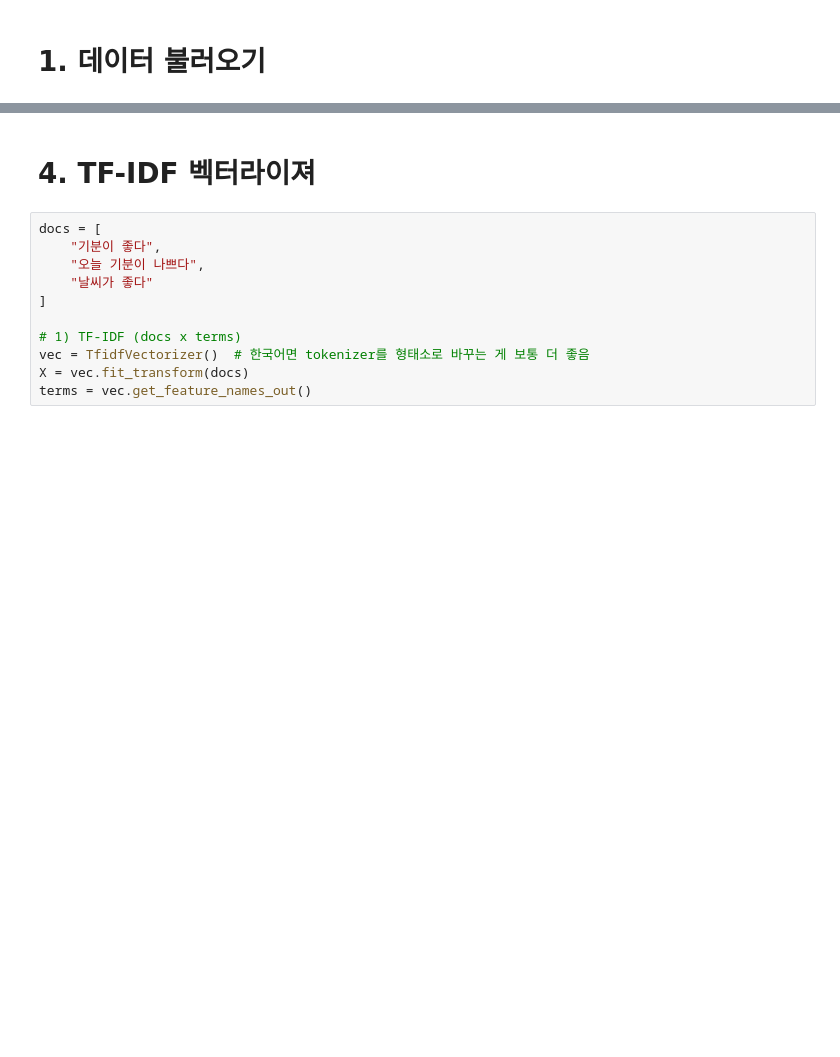
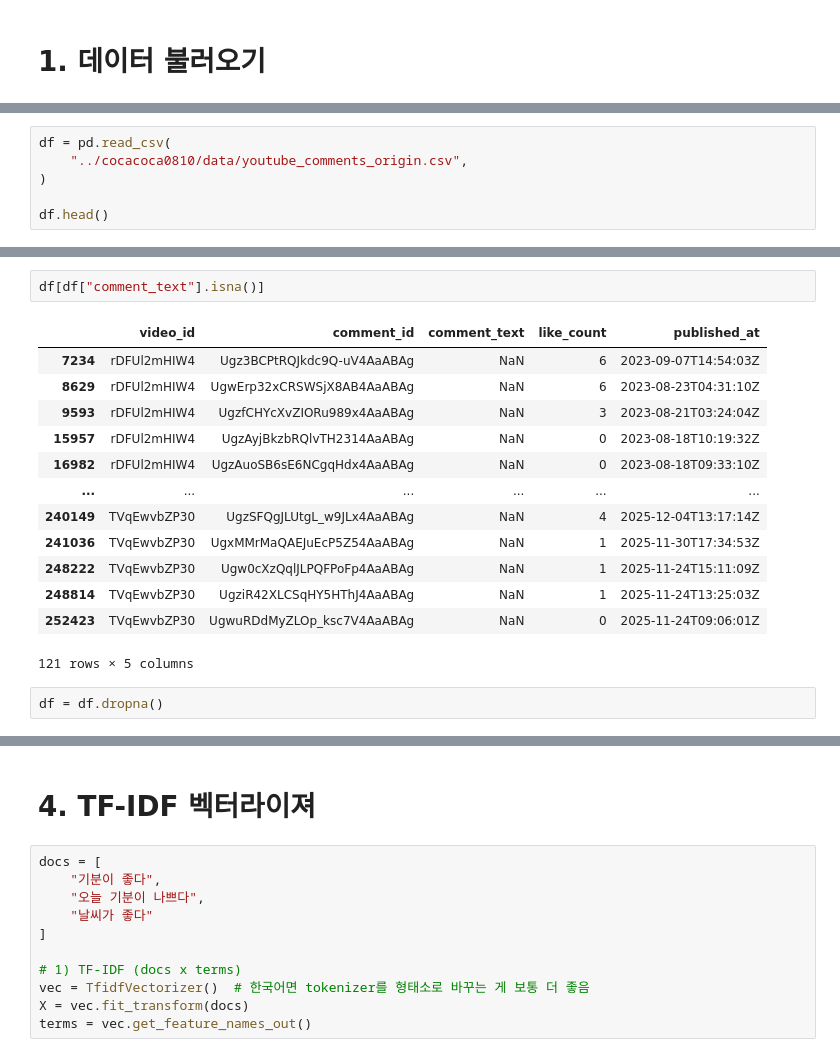
Before and after one commit to PotenUP3-DA-Team4/DA_AI_Jobs, a Jupyter notebook: hanvv3/pj1_grp4-Virtual_vs_Real.ipynb, the cells around one changed output, grey strips where cells are left out. Saved outputs shown, nothing was run; the diff lists cells and outputs as text; blank space fills up the shorter version.

```diff
--- a/hanvv3/pj1_grp4-Virtual_vs_Real.ipynb
+++ b/hanvv3/pj1_grp4-Virtual_vs_Real.ipynb
@@ -80,0 +25,6 @@ df = pd.read_csv(
+# %%
+df = pd.read_csv(
+    "../cocacoca0810/data/youtube_comments_origin.csv",
+)
+
+df.head()
@@ -80,0 +53,18 @@ df = pd.read_csv(
+# %%
+df[df["comment_text"].isna()]
+# %% [output]
+|  | video_id | comment_id | comment_text | like_count | published_at |
+| 7234 | rDFUl2mHIW4 | Ugz3BCPtRQJkdc9Q-uV4AaABAg | NaN | 6 | 2023-09-07T14:54:03Z |
+| 8629 | rDFUl2mHIW4 | UgwErp32xCRSWSjX8AB4AaABAg | NaN | 6 | 2023-08-23T04:31:10Z |
+| 9593 | rDFUl2mHIW4 | UgzfCHYcXvZIORu989x4AaABAg | NaN | 3 | 2023-08-21T03:24:04Z |
+| 15957 | rDFUl2mHIW4 | UgzAyjBkzbRQlvTH2314AaABAg | NaN | 0 | 2023-08-18T10:19:32Z |
+| 16982 | rDFUl2mHIW4 | UgzAuoSB6sE6NCgqHdx4AaABAg | NaN | 0 | 2023-08-18T09:33:10Z |
+| ... | ... | ... | ... | ... | ... |
+| 240149 | TVqEwvbZP30 | UgzSFQgJLUtgL_w9JLx4AaABAg | NaN | 4 | 2025-12-04T13:17:14Z |
+| 241036 | TVqEwvbZP30 | UgxMMrMaQAEJuEcP5Z54AaABAg | NaN | 1 | 2025-11-30T17:34:53Z |
+| 248222 | TVqEwvbZP30 | Ugw0cXzQqlJLPQFPoFp4AaABAg | NaN | 1 | 2025-11-24T15:11:09Z |
+| 248814 | TVqEwvbZP30 | UgziR42XLCSqHY5HThJ4AaABAg | NaN | 1 | 2025-11-24T13:25:03Z |
+| 252423 | TVqEwvbZP30 | UgwuRDdMyZLOp_ksc7V4AaABAg | NaN | 0 | 2025-11-24T09:06:01Z |
+121 rows × 5 columns
+# %%
+df = df.dropna()
```
Also changed, not shown: parts of 44 cells of this notebook, 2 other files.
